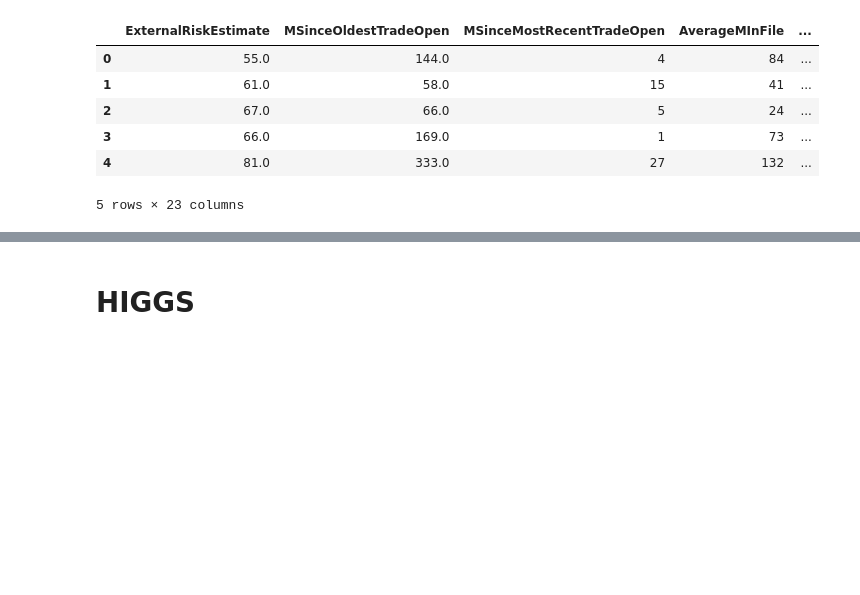
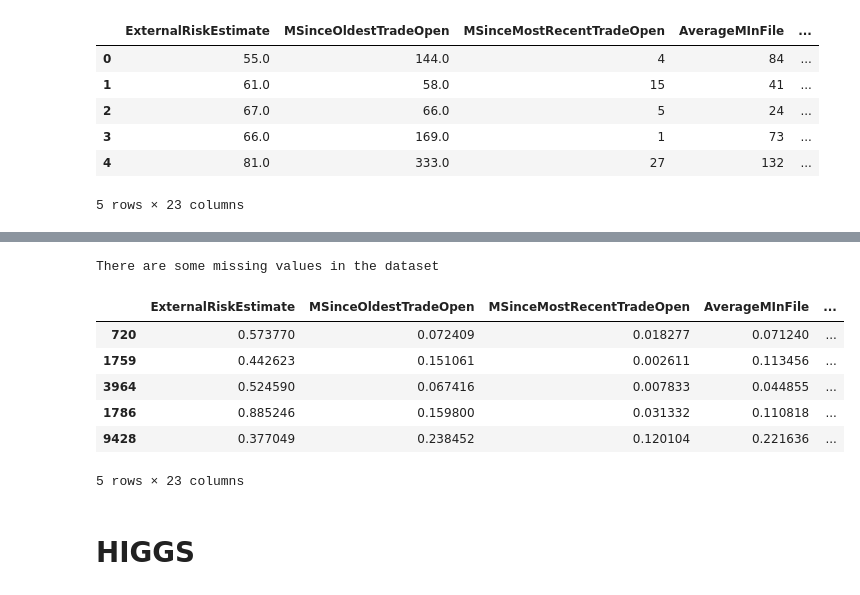
Before and after one commit to evortigosa/EXplainable_AI, a Jupyter notebook: XAI stability and agreement/data_processing.ipynb, the cells around one changed output, grey strips where cells are left out. Cells and saved outputs as stored; diff of their text form; code cells hidden in the pictures; blank space fills up the shorter version.

```diff
--- a/XAI stability and agreement/data_processing.ipynb
+++ b/XAI stability and agreement/data_processing.ipynb
@@ -59,0 +129,4 @@ x_heloc.head()
+# %%
+# there are missing values filled with a '?' character. we replaced it with nan values
+x_heloc_clean= x_heloc.replace('?', np.nan)
+x_heloc_clean.head()
@@ -59,0 +141,16 @@ x_heloc.head()
+# %%
+#Check for null values
+
+texp.check_null_values(x_heloc_clean, text_info=True)
+# %% [output]
+There are some missing values in the dataset
+# %%
+categor_columns_heloc= ['MaxDelq2PublicRecLast12M','MaxDelqEver']
+numeric_columns_heloc= list(filter(lambda x:x not in categor_columns_heloc, x_heloc_clean.columns))
+# %%
+# fill missing data
+# numerical features are filled with mean values
+x_heloc_clean= texp.pre_proc_fillna_num_fts((x_heloc_clean.astype(float)), numeric_columns_heloc,
+                                            num_type='mean')
+# categorical features are filled with mode values
+x_heloc_clean= texp.pre_proc_fillna_cat_fts(x_heloc_clean, categor_columns_heloc, cat_type='mode')
@@ -59,0 +161,15 @@ x_heloc.head()
+# %%
+train_hel, test_hel, labels_train_hel, labels_test_hel= sklearn.model_selection.train_test_split(x_heloc_clean,
+                                                                                             y_heloc,
+                                                                                             train_size=0.80,
+                                                                                             random_state=1234)
+
+train_hel.head()
+# %% [output]
+|  | ExternalRiskEstimate | MSinceOldestTradeOpen | MSinceMostRecentTradeOpen | AverageMInFile | ... |
+| 720 | 0.573770 | 0.072409 | 0.018277 | 0.071240 | ... |
+| 1759 | 0.442623 | 0.151061 | 0.002611 | 0.113456 | ... |
+| 3964 | 0.524590 | 0.067416 | 0.007833 | 0.044855 | ... |
+| 1786 | 0.885246 | 0.159800 | 0.031332 | 0.110818 | ... |
+| 9428 | 0.377049 | 0.238452 | 0.120104 | 0.221636 | ... |
+5 rows × 23 columns
```
Also changed, not shown: parts of 23 cells of this notebook.
